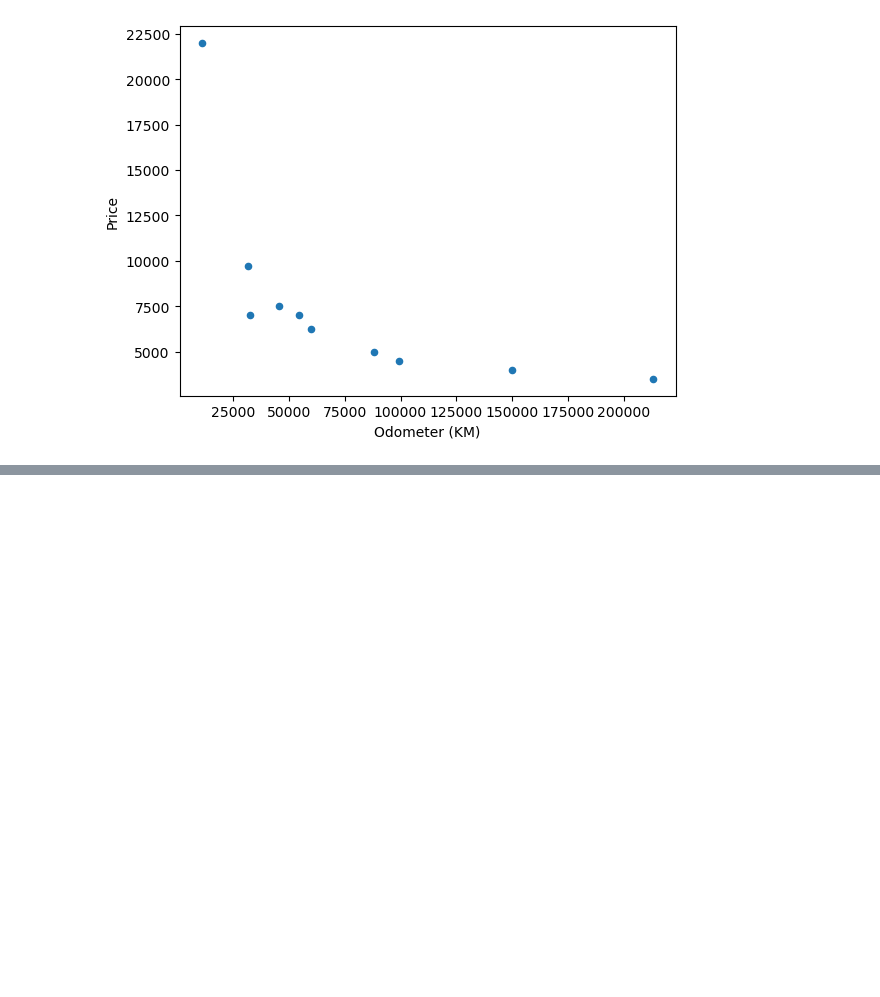
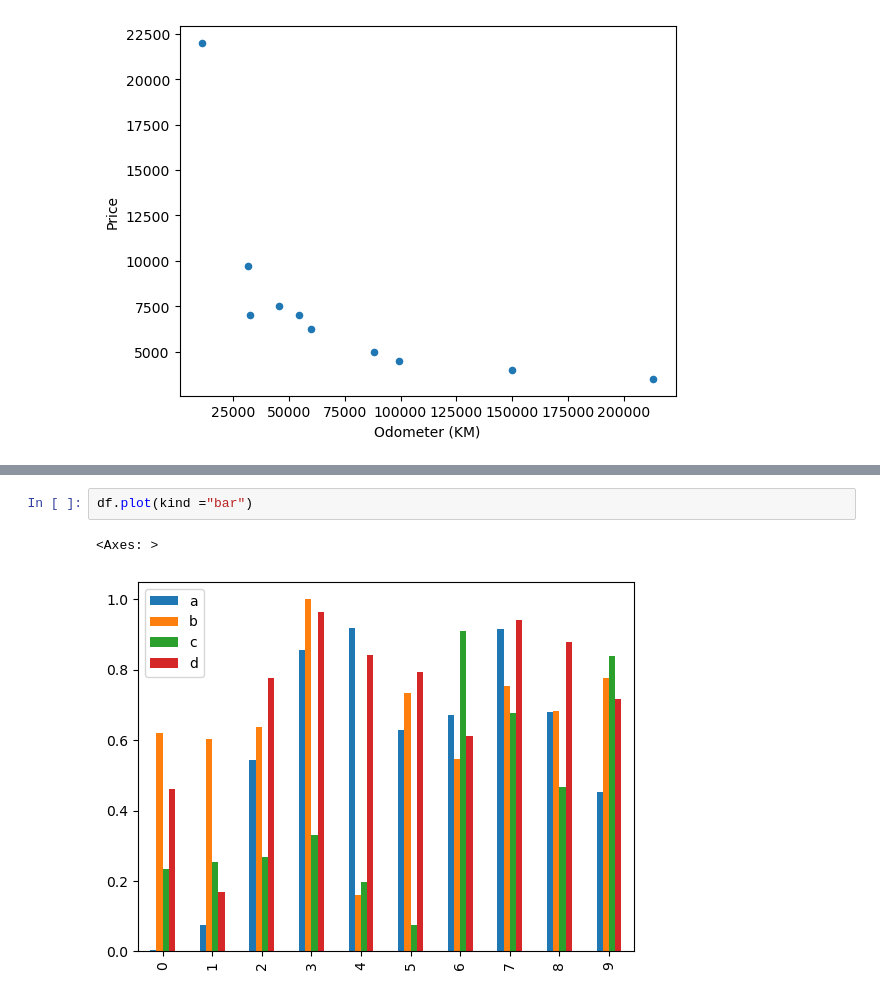
Before and after one commit to WassimMgg/Matplotlib_Library, a Jupyter notebook: Introduction_to_Matplotlib.ipynb, the cells around one changed output, grey strips where cells are left out. Drawn from its saved outputs; the diff is of its cells as text; blank space fills up the shorter version.

```diff
--- a/Introduction_to_Matplotlib.ipynb
+++ b/Introduction_to_Matplotlib.ipynb
@@ -320,0 +346,5 @@ car_sales.plot(x="Odometer (KM)", y="Price", kind='scatter');
+# %%
+df.plot(kind ="bar")
+# %% [output]
+<Axes: >
+[figure, added]
```
Also changed, not shown: parts of 41 cells of this notebook, 2 other files.
